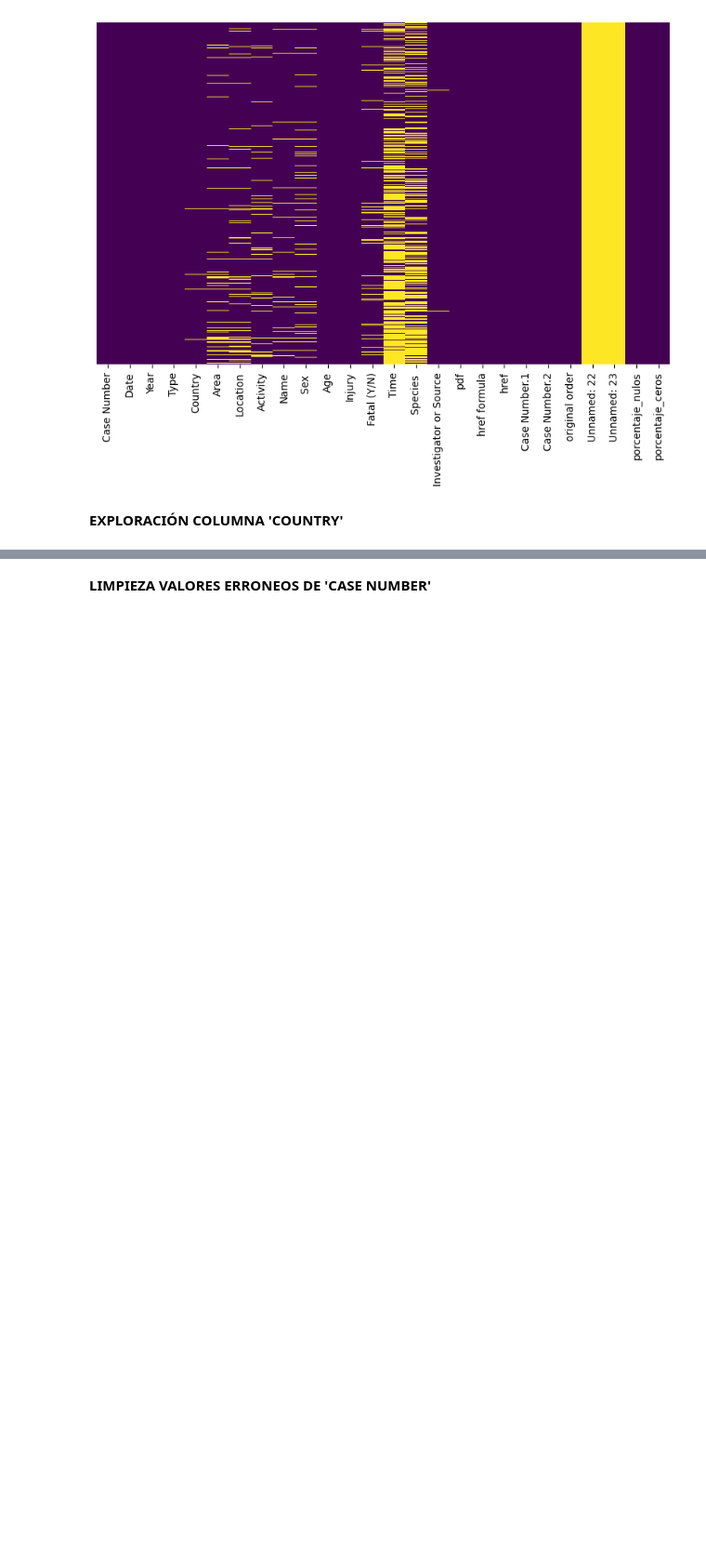
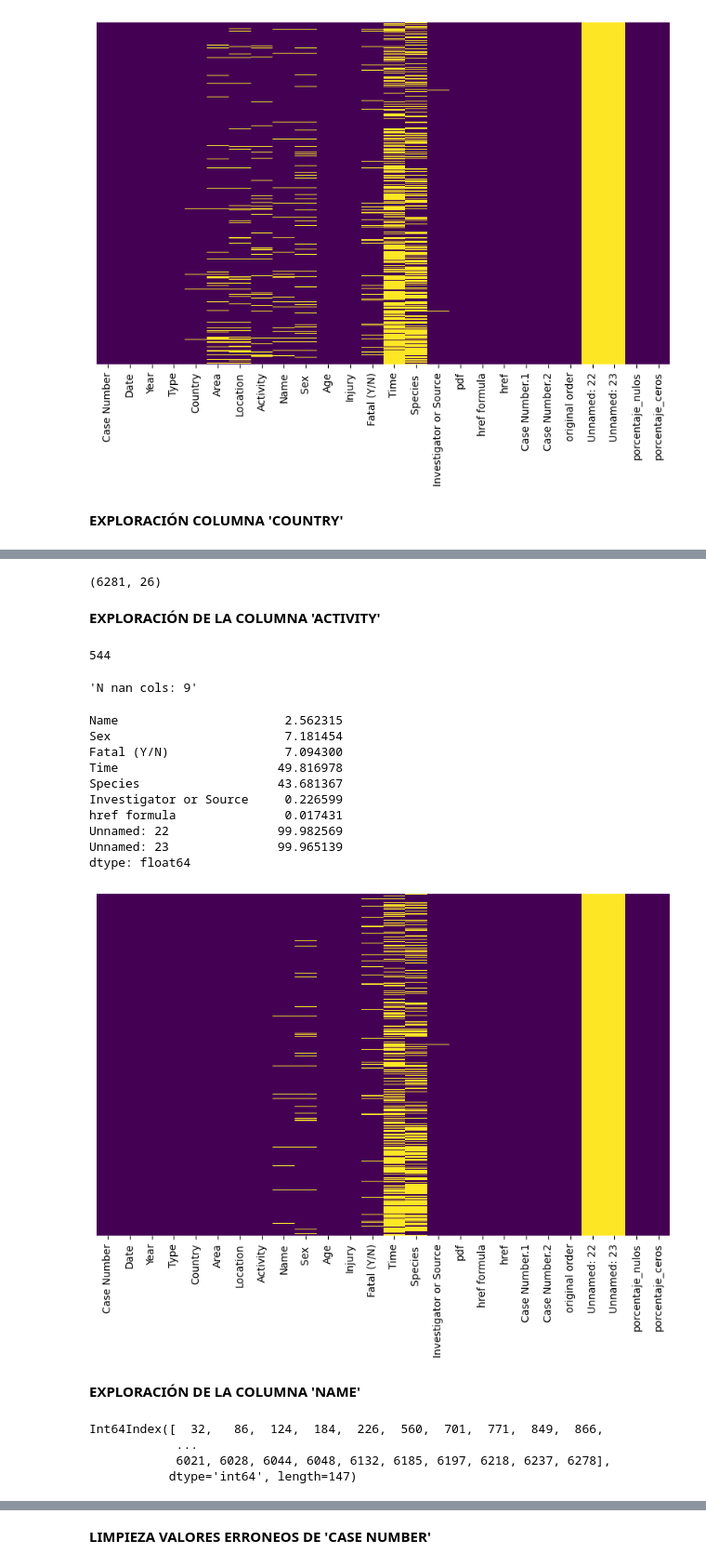
Before and after one commit to Periclates7/Data_cleaning_project, a Jupyter notebook: src/cleaning_sharks.ipynb, the cells around one changed output, grey strips where cells are left out. Shown at 93% size. Cells and saved outputs as stored; diff of their text form; code cells hidden in the pictures; blank space fills up the shorter version.

```diff
--- a/src/cleaning_sharks.ipynb
+++ b/src/cleaning_sharks.ipynb
@@ -553,0 +641,18 @@ dtype: float64
+# %%
+data.shape
+# %% [output]
+(6281, 26)
+# %% [markdown]
+**EXPLORACIÓN DE LA COLUMNA 'ACTIVITY'**
+# %%
+# Llegados a este punto me doy cuenta de que quiero hacer el estudio en torno a la actividad que se practicaba,
+# la época del año y quizá el pais en el que se produce.
+# Es por esto que identificaré los valores nulos de la columna 'Activity' y eliminaré las columnas.
+
+
+
+bad_index_activity = data.Activity[data.Activity.isna()].index
+
+len(bad_index_activity)
+# %% [output]
+544
@@ -553,0 +661,27 @@ dtype: float64
+# %%
+data.drop(bad_index_activity, axis=0, inplace=True)
+# %%
+check_nan(data)
+# %% [output]
+'N nan cols: 9'
+Name                       2.562315
+Sex                        7.181454
+Fatal (Y/N)                7.094300
+Time                      49.816978
+Species                   43.681367
+Investigator or Source     0.226599
+href formula               0.017431
+Unnamed: 22               99.982569
+Unnamed: 23               99.965139
+dtype: float64
+[figure, added]
+# %% [markdown]
+**EXPLORACIÓN DE LA COLUMNA 'NAME'**
+# %%
+bad_index_name = data.Name[data.Name.isna()].index
+bad_index_name
+# %% [output]
+Int64Index([  32,   86,  124,  184,  226,  560,  701,  771,  849,  866,
+            ...
+            6021, 6028, 6044, 6048, 6132, 6185, 6197, 6218, 6237, 6278],
+           dtype='int64', length=147)
```
Also changed, not shown: parts of 15 cells of this notebook.
